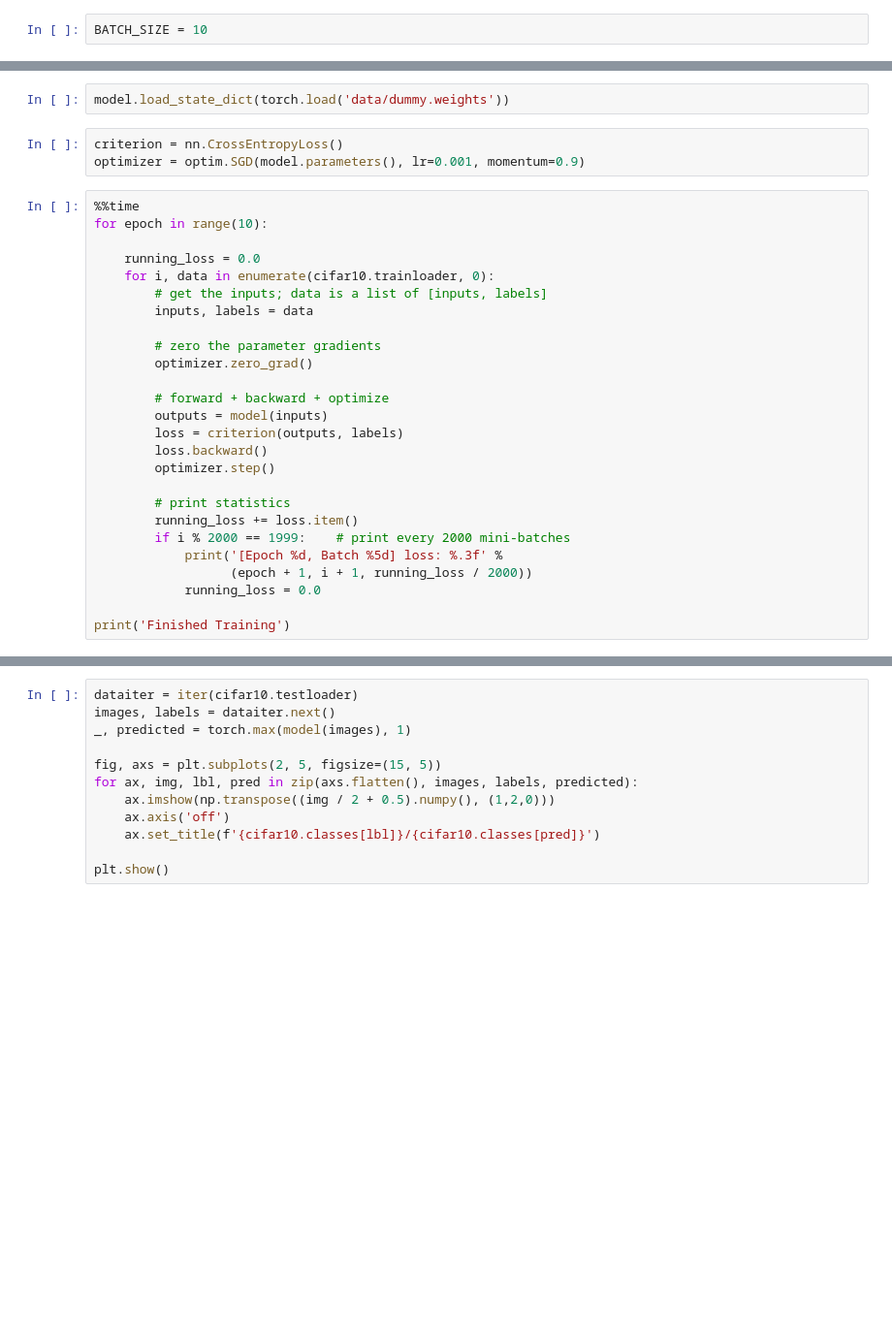
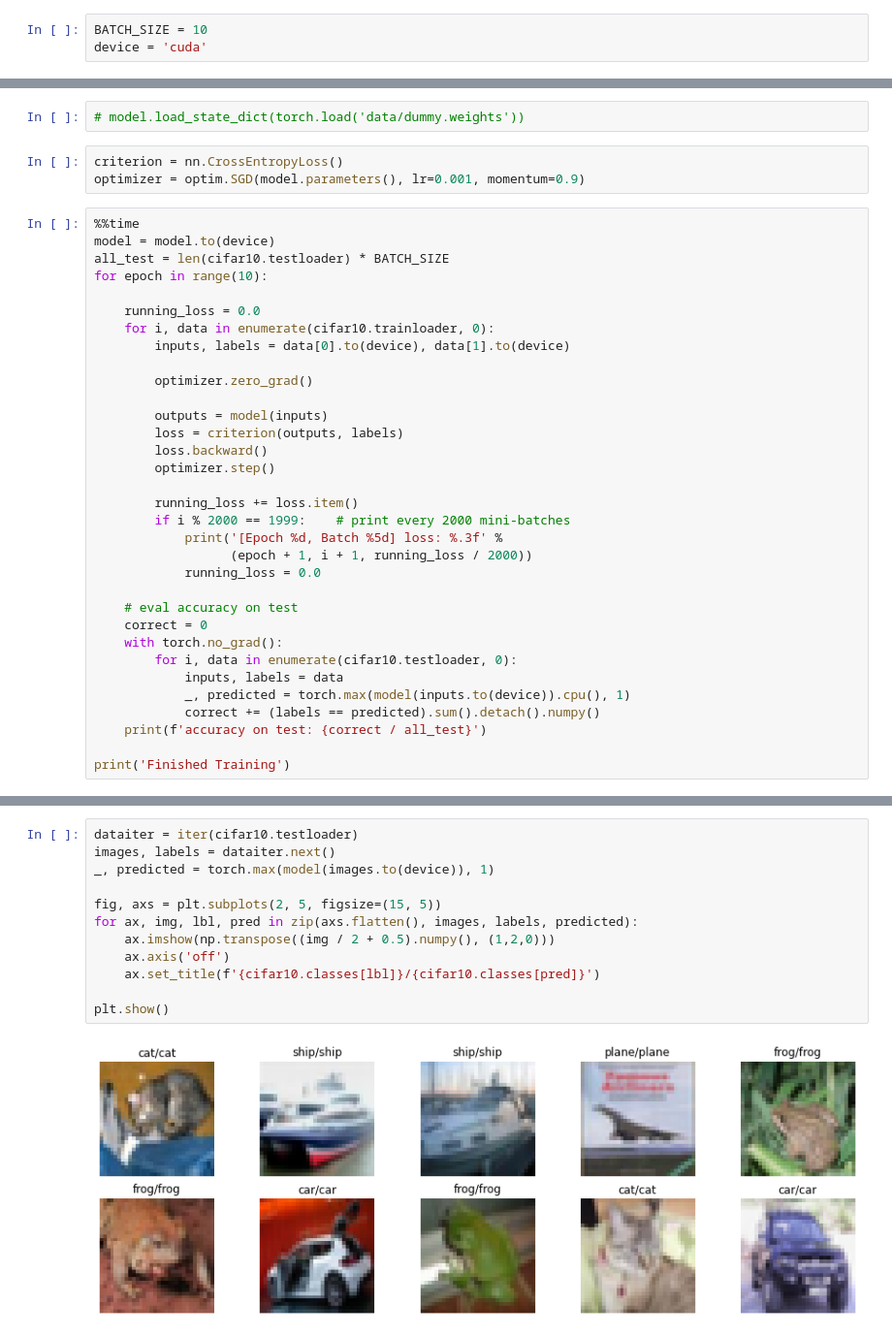
Before and after one commit to asr-speedup-team/maxvol_compression_pytorch, a Jupyter notebook: notebooks/TrainingDummy.ipynb, the cells around one changed output, grey strips where cells are left out. Shown at 97% size. Saved outputs shown, nothing was run; the diff lists cells and outputs as text; blank space fills up the shorter version.

```diff
--- a/notebooks/TrainingDummy.ipynb
+++ b/notebooks/TrainingDummy.ipynb
@@ -16,6 +16,7 @@ import numpy as np
 from utils.dummy import DummyDatasetCifar10, DummyModelCifar10
 # %%
 BATCH_SIZE = 10
+device = 'cuda'
 # %%
 model = DummyModelCifar10()
 cifar10 = DummyDatasetCifar10(batch_size=BATCH_SIZE, data_root='../data')
@@ -22,31 +26,38 @@ cifar10 = DummyDatasetCifar10(batch_size=BATCH_SIZE, data_root='../data')
 # %%
-model.load_state_dict(torch.load('data/dummy.weights'))
+# model.load_state_dict(torch.load('data/dummy.weights'))
 # %%
 criterion = nn.CrossEntropyLoss()
 optimizer = optim.SGD(model.parameters(), lr=0.001, momentum=0.9)
 # %%
 %%time
+model = model.to(device)
+all_test = len(cifar10.testloader) * BATCH_SIZE
 for epoch in range(10):
 
     running_loss = 0.0
     for i, data in enumerate(cifar10.trainloader, 0):
-        # get the inputs; data is a list of [inputs, labels]
-        inputs, labels = data
+        inputs, labels = data[0].to(device), data[1].to(device)
 
-        # zero the parameter gradients
         optimizer.zero_grad()
 
-        # forward + backward + optimize
         outputs = model(inputs)
         loss = criterion(outputs, labels)
         loss.backward()
         optimizer.step()
 
-        # print statistics
         running_loss += loss.item()
         if i % 2000 == 1999:    # print every 2000 mini-batches
             print('[Epoch %d, Batch %5d] loss: %.3f' %
                   (epoch + 1, i + 1, running_loss / 2000))
             running_loss = 0.0
 
+    # eval accuracy on test
+    correct = 0
+    with torch.no_grad():
+        for i, data in enumerate(cifar10.testloader, 0):
+            inputs, labels = data
+            _, predicted = torch.max(model(inputs.to(device)).cpu(), 1)
+            correct += (labels == predicted).sum().detach().numpy()
+    print(f'accuracy on test: {correct / all_test}')
+
 print('Finished Training')
@@ -55,15 +93,17 @@ model.eval()
 # %%
 dataiter = iter(cifar10.testloader)
 images, labels = dataiter.next()
-_, predicted = torch.max(model(images), 1)
+_, predicted = torch.max(model(images.to(device)), 1)
 
 fig, axs = plt.subplots(2, 5, figsize=(15, 5))
 for ax, img, lbl, pred in zip(axs.flatten(), images, labels, predicted):
     ax.imshow(np.transpose((img / 2 + 0.5).numpy(), (1,2,0)))
     ax.axis('off')
     ax.set_title(f'{cifar10.classes[lbl]}/{cifar10.classes[pred]}')
 
 plt.show()
+# %% [output]
+[figure, added]
 # %%
 correct = 0
 all_ = len(cifar10.testloader) * BATCH_SIZE
```
Also changed, not shown: parts of 5 cells of this notebook, 3 other files.
